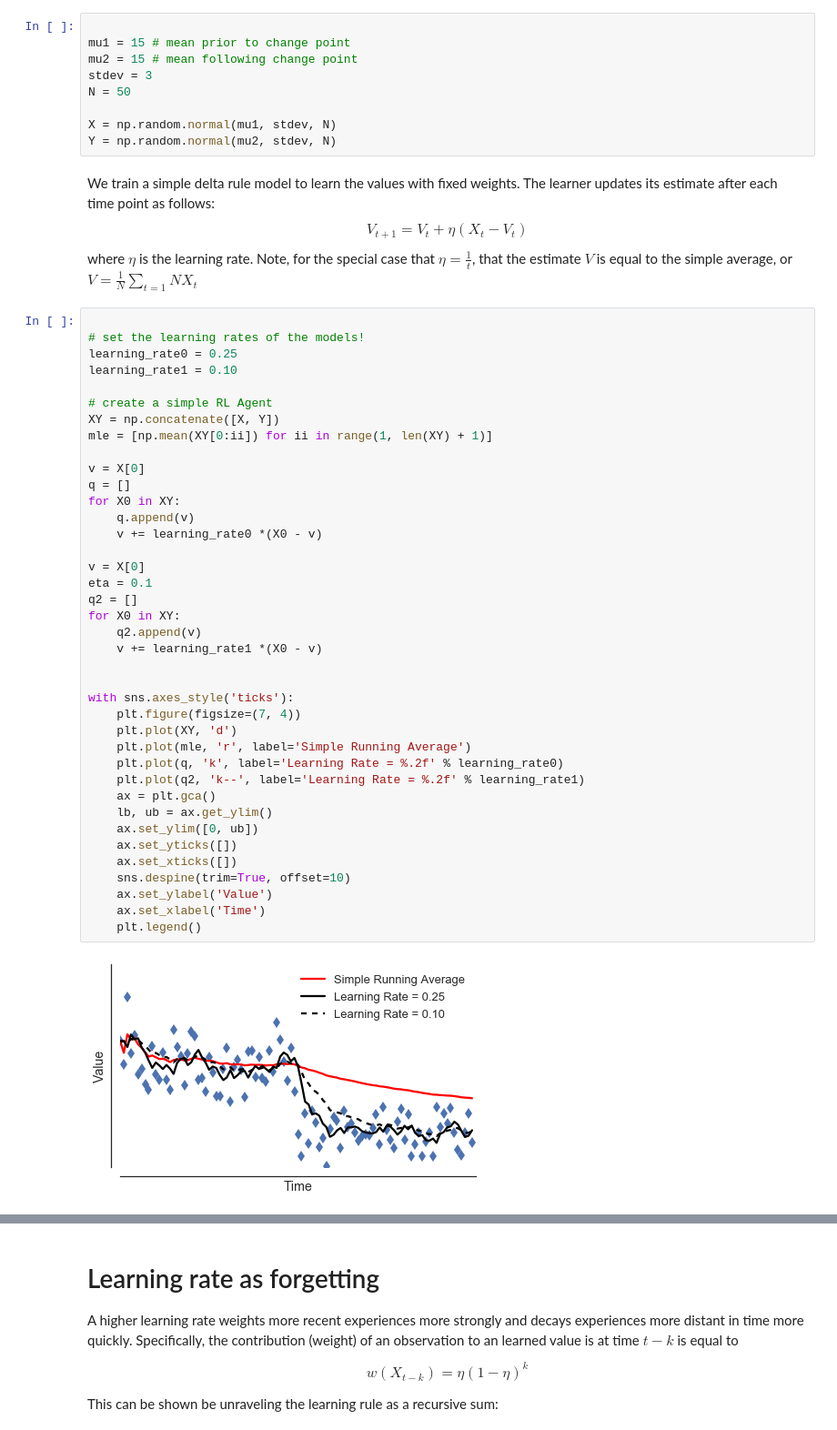
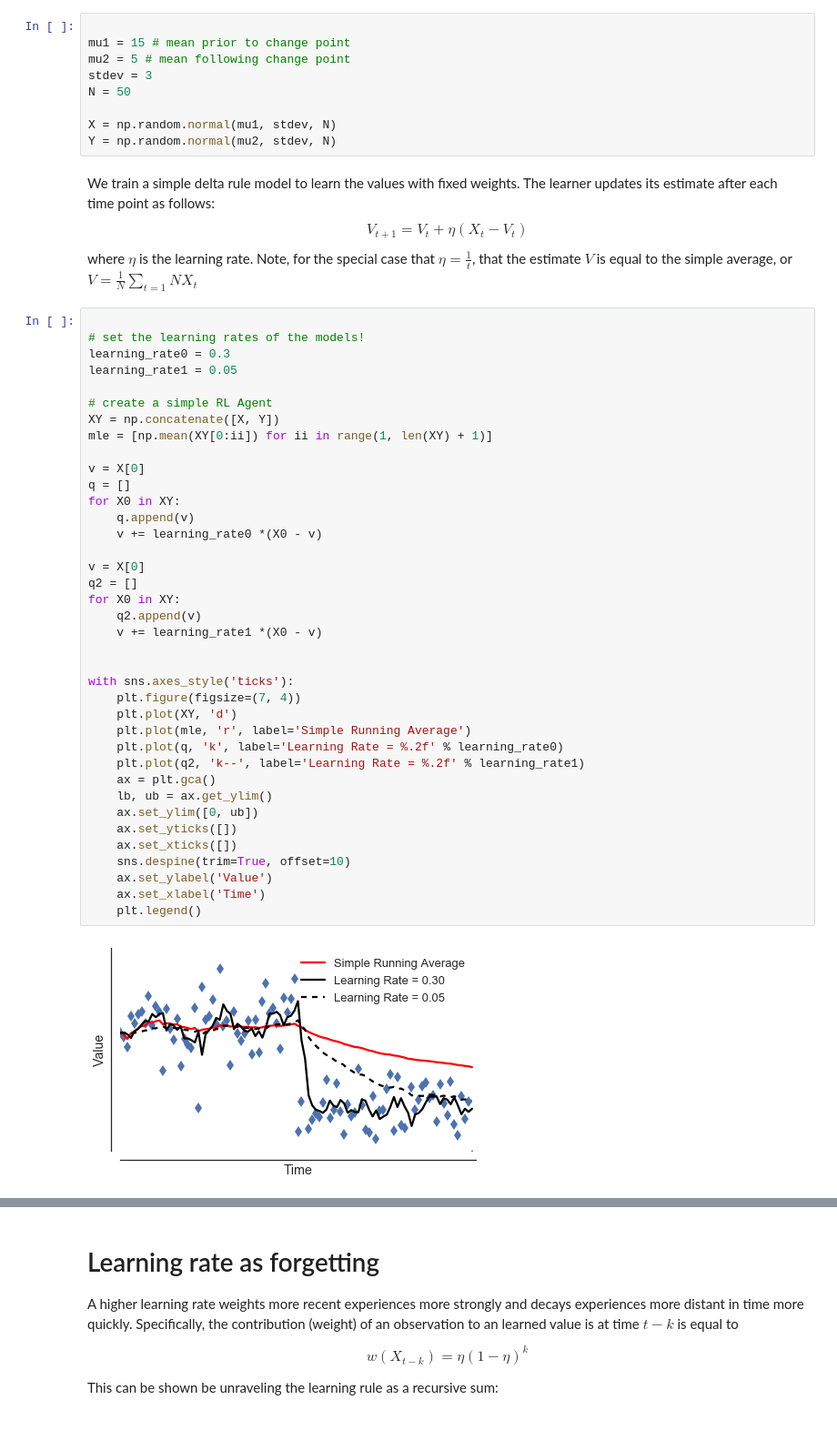
Before and after one commit to nicktfranklin/ChangePointDemo, a Jupyter notebook: Change point demo (normal).ipynb, the cells around one changed output, grey strips where cells are left out. Shown: that part at 91% size. Saved outputs shown, nothing was run; the diff lists cells and outputs as text.

```diff
--- a/Change point demo (normal).ipynb
+++ b/Change point demo (normal).ipynb
@@ -9,7 +9,7 @@ Here, we generate a random sequency of numbers to learn.
 # %%
 
 mu1 = 15 # mean prior to change point
-mu2 = 15 # mean following change point
+mu2 = 5 # mean following change point
 stdev = 3
 N = 50
 
@@ -22,8 +22,8 @@ where $\eta$ is the learning rate. Note, for the special case that $\eta =\frac{
 # %%
 
 # set the learning rates of the models!
-learning_rate0 = 0.25
-learning_rate1 = 0.10
+learning_rate0 = 0.3
+learning_rate1 = 0.05
 
 # create a simple RL Agent
 XY = np.concatenate([X, Y])
@@ -31,35 +31,34 @@ mle = [np.mean(XY[0:ii]) for ii in range(1, len(XY) + 1)]
 
 v = X[0]
 q = []
 for X0 in XY:
     q.append(v)
     v += learning_rate0 *(X0 - v)
 
 v = X[0]
-eta = 0.1
 q2 = []
 for X0 in XY:
     q2.append(v)
     v += learning_rate1 *(X0 - v)
 
 
 with sns.axes_style('ticks'):
     plt.figure(figsize=(7, 4))
     plt.plot(XY, 'd')
     plt.plot(mle, 'r', label='Simple Running Average')
     plt.plot(q, 'k', label='Learning Rate = %.2f' % learning_rate0)
     plt.plot(q2, 'k--', label='Learning Rate = %.2f' % learning_rate1)
     ax = plt.gca()
     lb, ub = ax.get_ylim()
     ax.set_ylim([0, ub])
     ax.set_yticks([])
     ax.set_xticks([])
     sns.despine(trim=True, offset=10)
     ax.set_ylabel('Value')
     ax.set_xlabel('Time')
     plt.legend()
 # %% [output]
-[figure, old version]
+[figure, new version]
 # %%
 ml_error = []
 q_error = []
```
Also changed, not shown: parts of 3 cells of this notebook.
